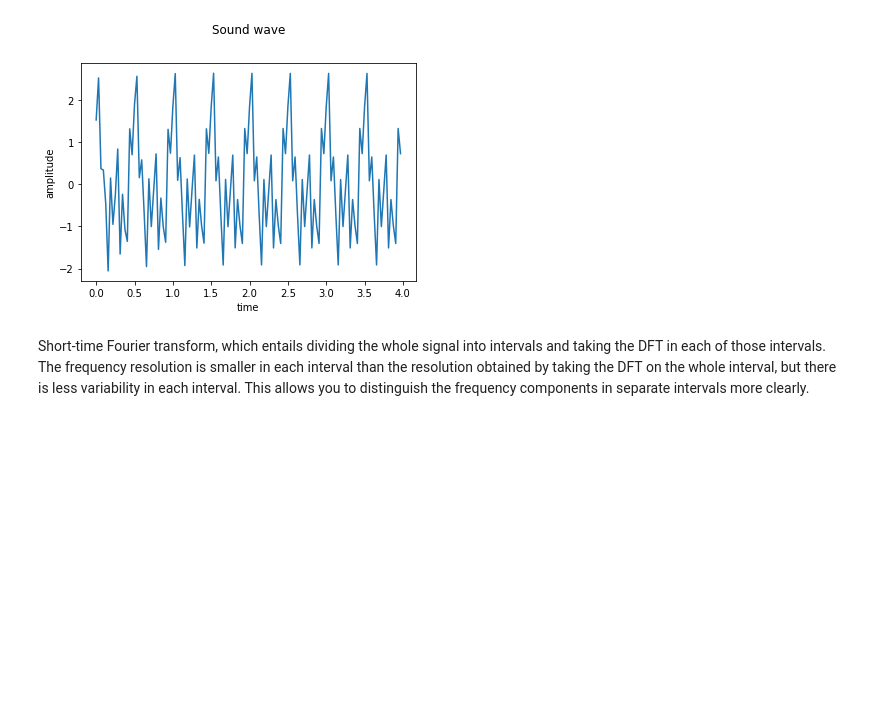
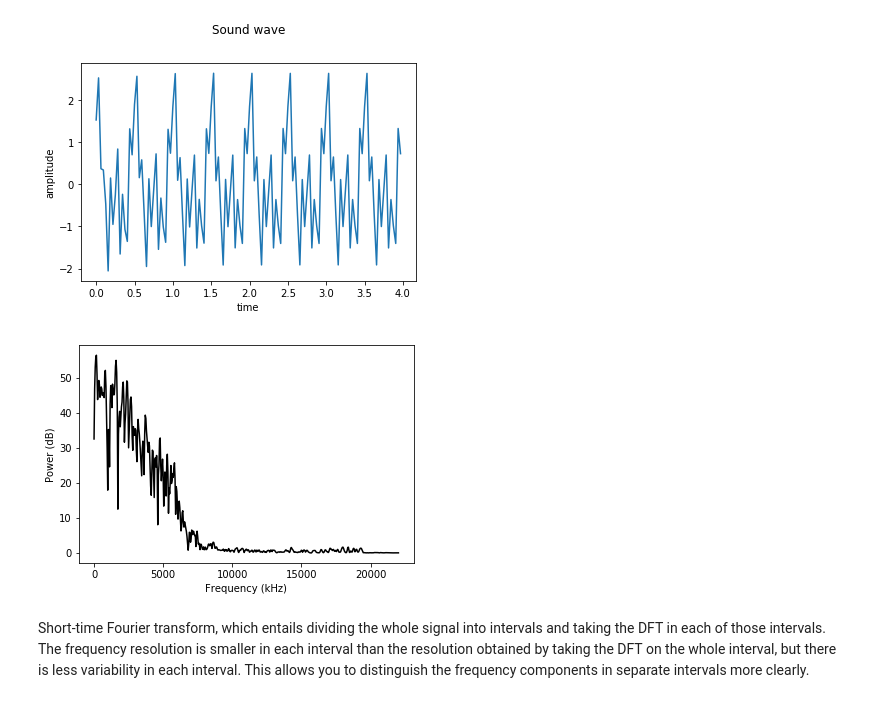
Before and after one commit to DomainFlag/DataScienceNotes, a Jupyter notebook: Audio Signal.ipynb, the cells around one changed output. Drawn from its saved outputs; the diff is of its cells as text; code cells hidden in the pictures; blank space fills up the shorter version.

```diff
--- a/Audio Signal.ipynb
+++ b/Audio Signal.ipynb
@@ -274,17 +274,15 @@ import numpy as np
 import os
 import math
 
-# Bass Tone - 65 hz - 9
-# Mid Tone - 440 hz - 10
-# Up Tone - 1 khz - 11
-# High Tone - 10 khz - 12
+# Bass Tone - 65 hz - 6
+# Mid Tone - 440 hz - 7
+# Up Tone - 1 khz - 8
+# High Tone - 10 khz - 9
 songs = [
     "Interpol - Obstacle 1",
     "Interpol - Obstacle 1 Recorded",
     "The xx - On Hold",
     "The xx - On Hold Recorded",
-    "Coldplay - Fix You",
-    "Coldplay - Fix You Recorded",
     "Lorde - Ribs",
     "Lorde - Ribs Recorded",
     "Bass Tone",
@@ -292,7 +290,6 @@ songs = [
     "Up Tone",
     "High Tone"
 ]
-
 
 notebook_path = os.path.abspath("Audio Signal.ipynb")
 
@@ -329,7 +326,7 @@ def parse_sec_signal(data, spec, time):
     result = []
 
     # offset where we start sample the data from source
-    offset = spec.sampling_rate * time
+    offset = int(spec.sampling_rate * time)
 
     # sample rate
     sample_rate = int(spec.get_freq_res())
@@ -374,20 +371,22 @@ class Spectrogram:
     def get_freq_res(self):
         return int(self.freq_resolution)
 
-    def show_sec_signal(self, track, second):
-        # track samples
-        _, output = extract_track(track)
+    def show_sec_signal(self, output, second, index, spec):
+        # dft of the sample
+        sxx = parse_sec_signal(output, spec, second)
 
-        # dft of the sample
-        sxx = parse_sec_signal(output, spec, second)[0]
-
-        plt.plot(spec.bins, sxx, color = 'k')
+        plt.plot(spec.bins, sxx[index], color = 'k')
         plt.xlabel('Frequency (kHz)')
         plt.ylabel('Power (dB)')
         plt.show()
 # %%
-# test_spec = Spectrogram(1024, sampling_rate)
-# test_spec.show_sec_signal(0, 15)
+ # track samples
+sampling_rate, raw = extract_track(0)
+
+test_spec = Spectrogram(1024, sampling_rate)
+test_spec.show_sec_signal(raw, 3, 40, test_spec)
+# %% [output]
+[figure, added]
 # %% [markdown]
 Short-time Fourier transform, which entails dividing the whole signal into intervals and taking the DFT in each of those intervals. The frequency resolution is smaller in each interval than the resolution obtained by taking the DFT on the whole interval, but there is less variability in each interval. This allows you to distinguish the frequency components in separate intervals more clearly.
 # %%
```
Also changed, not shown: parts of 4 cells of this notebook, 8 other files.
